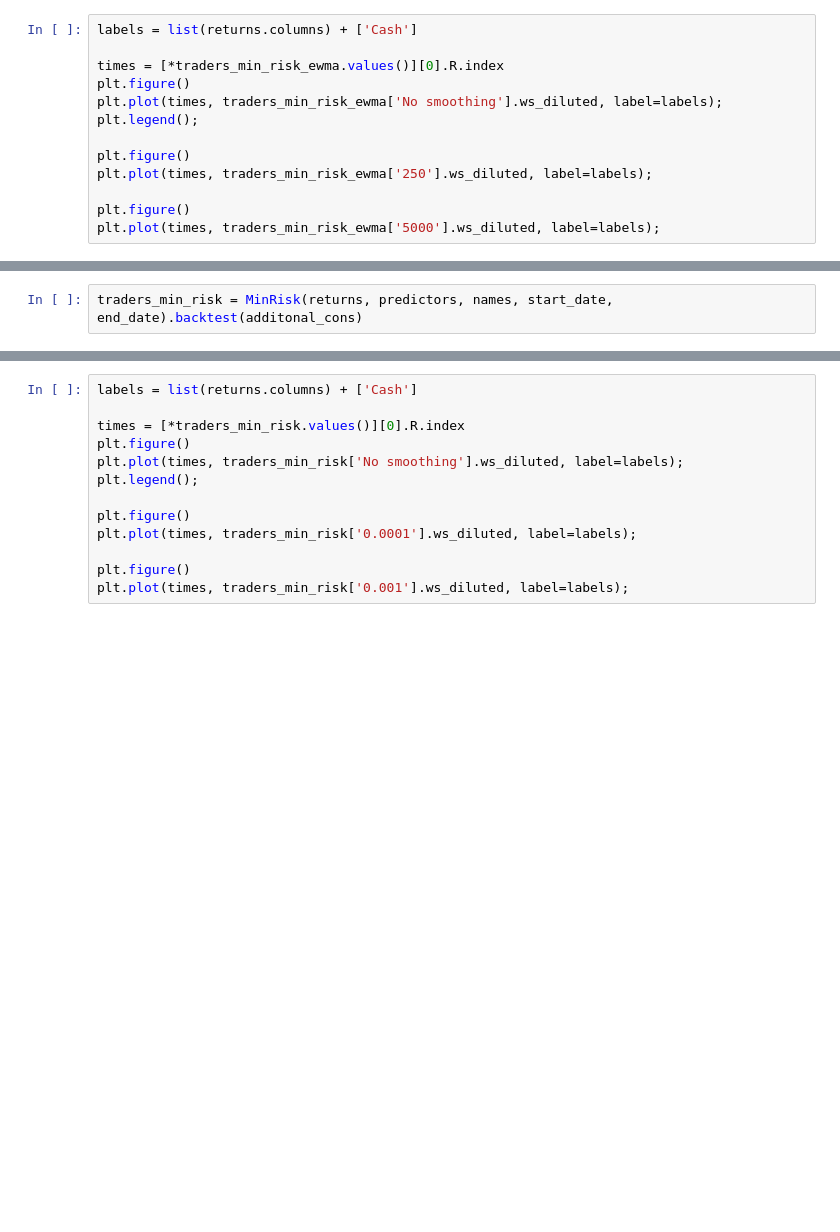
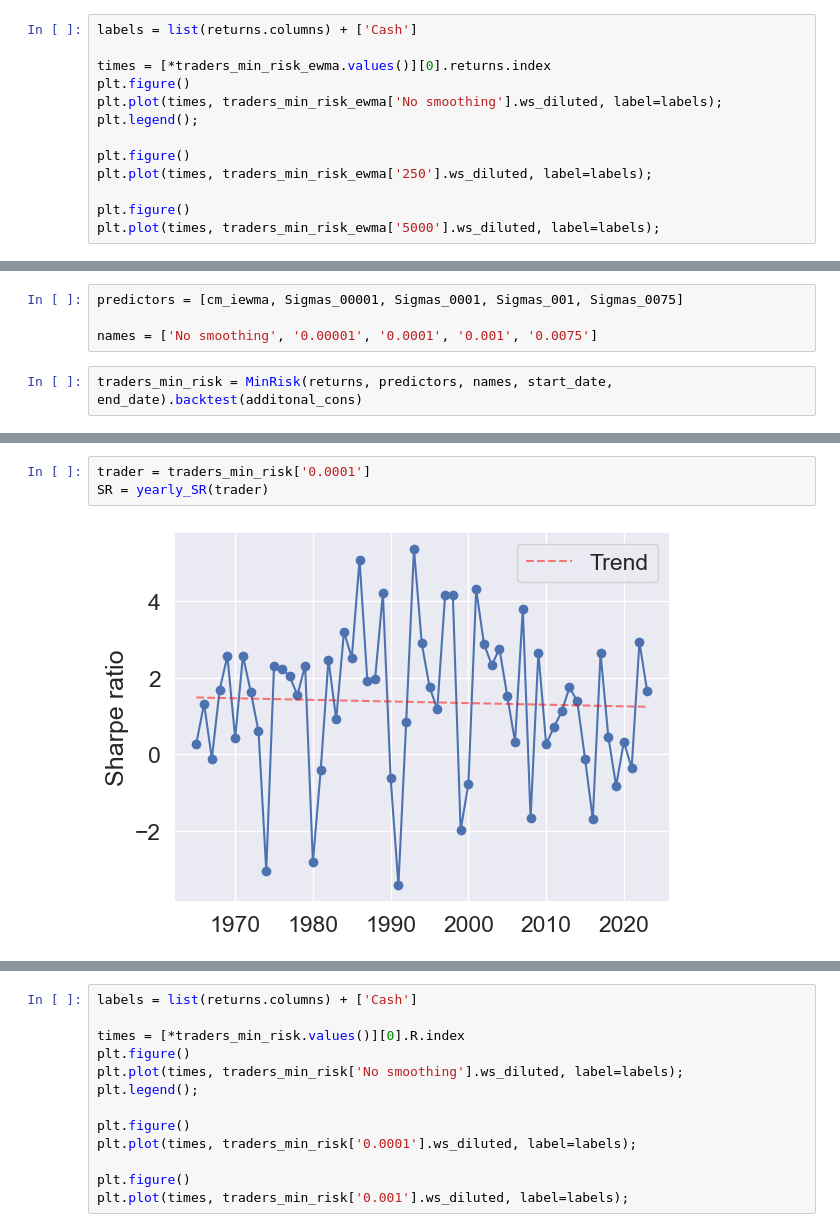
Before and after one commit to cvxgrp/cov_pred_finance, a Jupyter notebook: experiments/extensions/smoothing.ipynb, the cells around one changed output, grey strips where cells are left out. Drawn from its saved outputs; the diff is of its cells as text; blank space fills up the shorter version.

```diff
--- a/experiments/extensions/smoothing.ipynb
+++ b/experiments/extensions/smoothing.ipynb
@@ -211,7 +217,7 @@ No smoothing 0.050420210253128386
 # %%
 labels = list(returns.columns) + ['Cash']
 
-times = [*traders_min_risk_ewma.values()][0].R.index
+times = [*traders_min_risk_ewma.values()][0].returns.index
 plt.figure()
 plt.plot(times, traders_min_risk_ewma['No smoothing'].ws_diluted, label=labels);
 plt.legend();
@@ -339,3 +333,7 @@ predictors = all_Sigmas
+# %%
+predictors = [cm_iewma, Sigmas_00001, Sigmas_0001, Sigmas_001, Sigmas_0075]
+
+names = ['No smoothing', '0.00001', '0.0001', '0.001', '0.0075']
 # %%
 traders_min_risk = MinRisk(returns, predictors, names, start_date, end_date).backtest(additonal_cons)
 # %%
@@ -359,6 +351,11 @@ create_table(traders_min_risk, sigma_tar, rf, excess, prescient=False)
    \hline
    \bottomrule
 \end{tabular}
+# %%
+trader = traders_min_risk['0.0001']
+SR = yearly_SR(trader)
+# %% [output]
+[figure, added]
 # %%
 for name, trader in traders_min_risk.items():
     print("\n" + name, turnover(trader.ws_diluted))
```
Also changed, not shown: parts of 18 cells of this notebook, 15 other files.
